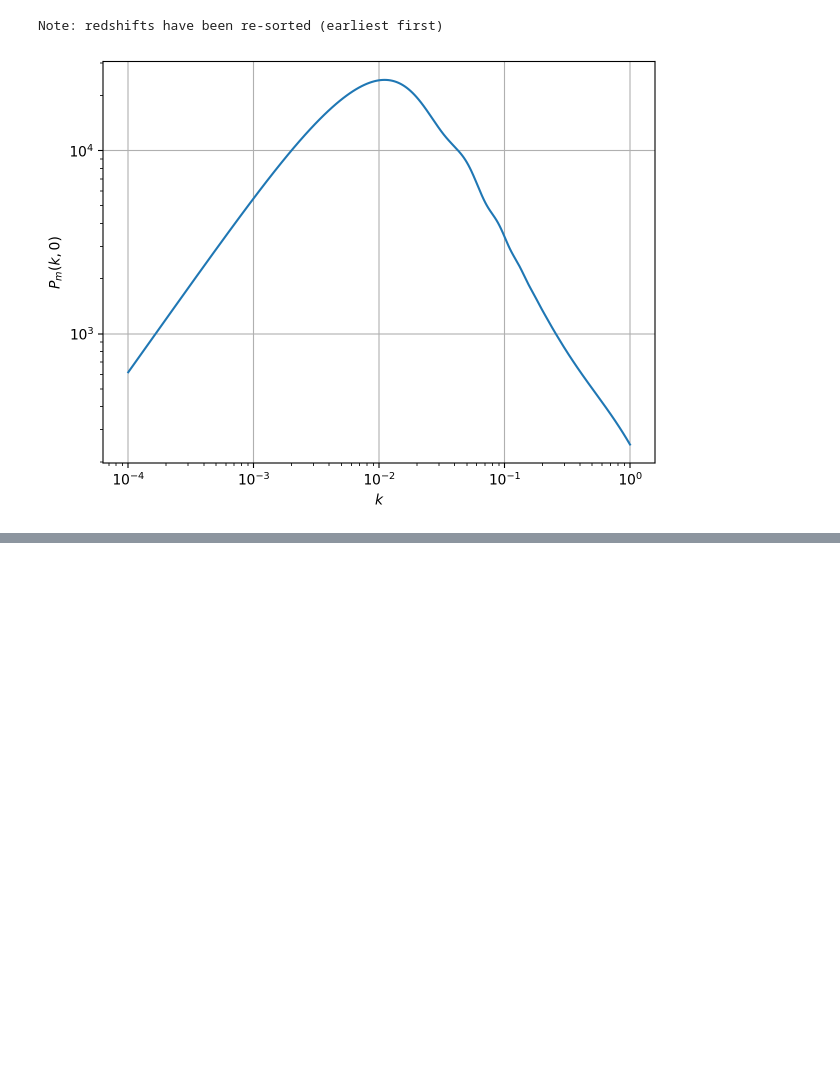
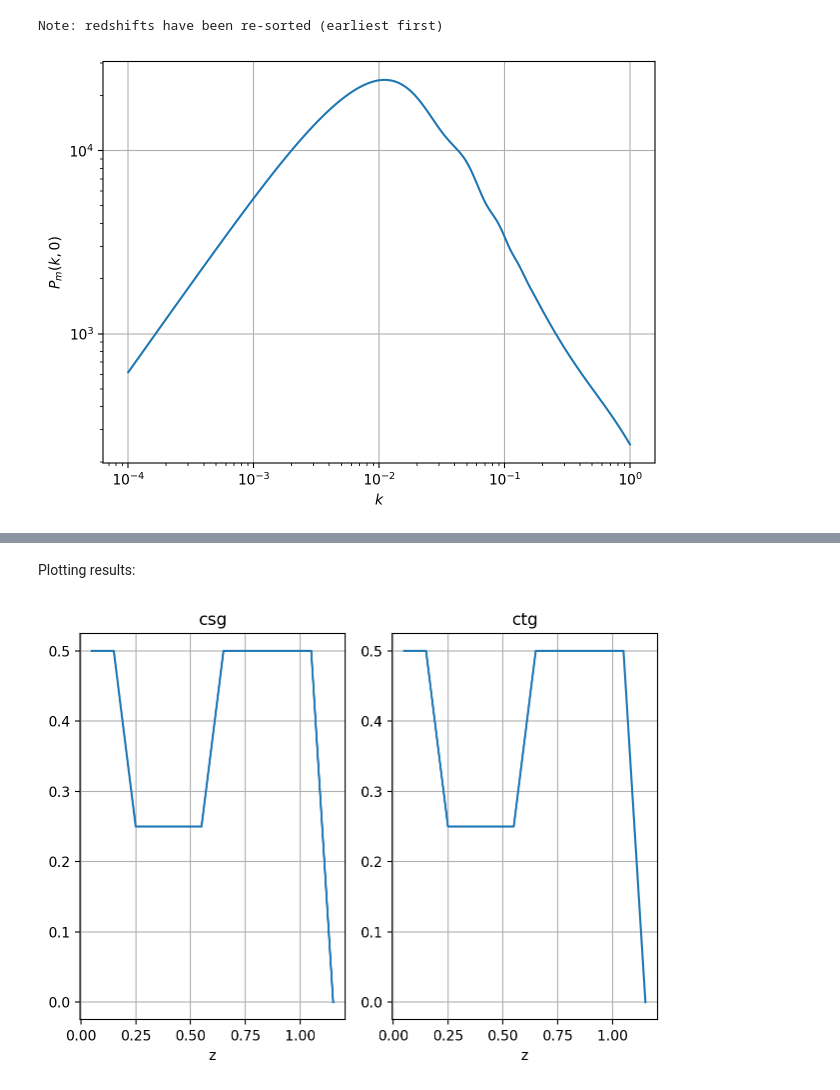
Before and after one commit to binado/cross-correlations-lab, a Jupyter notebook: cross-correlations.ipynb, the cells around one changed output, grey strips where cells are left out. Saved outputs shown, nothing was run; the diff lists cells and outputs as text; code cells hidden in the pictures; blank space fills up the shorter version.

```diff
--- a/cross-correlations.ipynb
+++ b/cross-correlations.ipynb
@@ -50,0 +130,27 @@ AttributeError: 'FlatLambdaCDM' object has no attribute 'comomving_distance'
+# %%
+cp = Power(cosmology)
+l = 100
+galbin = 10
+cls = np.empty((nbins, g_tracer.nkernels, gw_tracer.nkernels))
+for g_bin in g_bins:
+    cls[i, :, :]= cp.cls(l, g_bin, gw_bin, g_tracer, gw_tracer, z)
+# %% [markdown]
+Plotting results:
+# %%
+fig, axs = plt.subplots(g_tracer.nkernels, gw_tracer.nkernels, squeeze=False)
+binvec = np.arange(nbins)
+labels = [
+    [f'c{k2.symbol}{k1.symbol}' for k2 in gw_tracer.kernels]
+    for k1 in g_tracer.kernels
+]
+for i in range(g_tracer.nkernels):
+    for j in range(gw_tracer.nkernels):
+        axs[i][j].plot(zg_arr, cls[:, i, j])
+        axs[i][j].set_xlabel('z')
+        axs[i][j].set_title(labels[i][j])
+        axs[i][j].grid()
+
+fig.tight_layout()
+plt.show()
+# %% [output]
+[figure, added]
```
Also changed, not shown: parts of 12 cells of this notebook.
